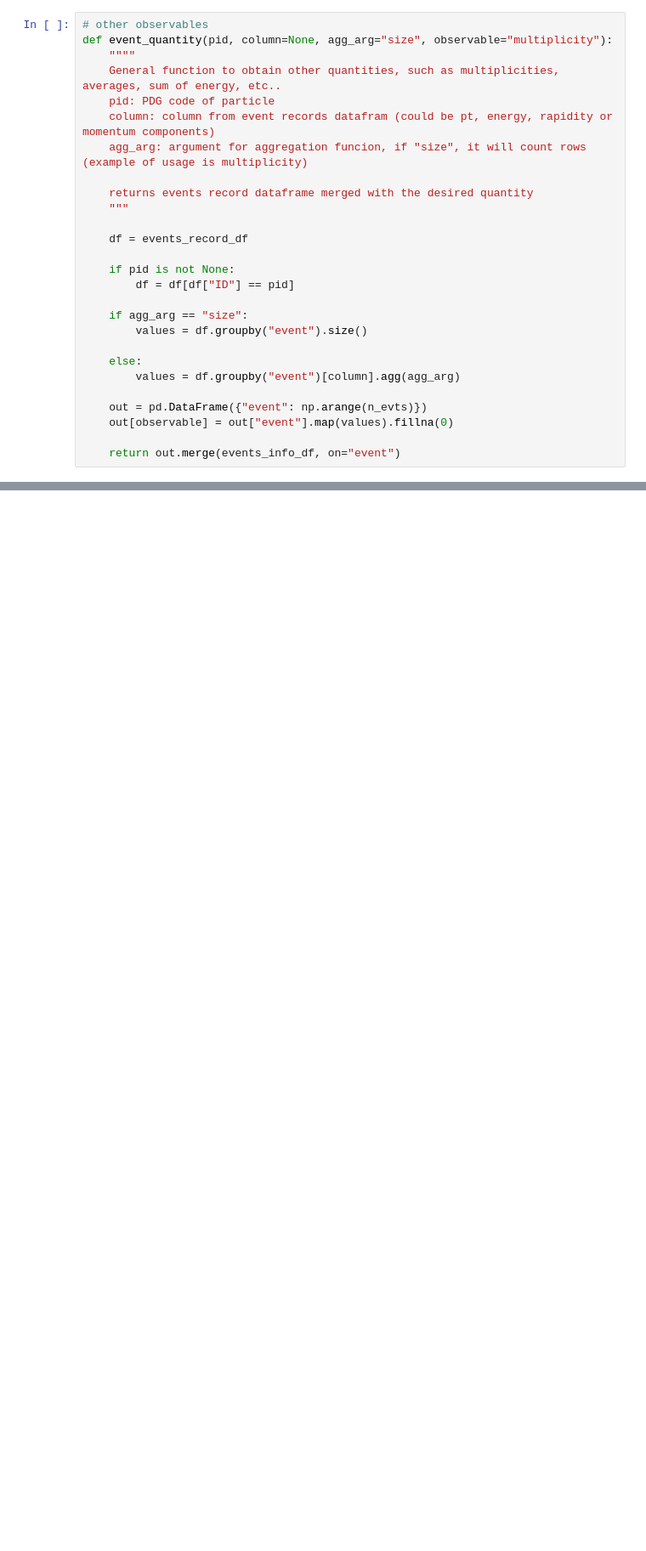
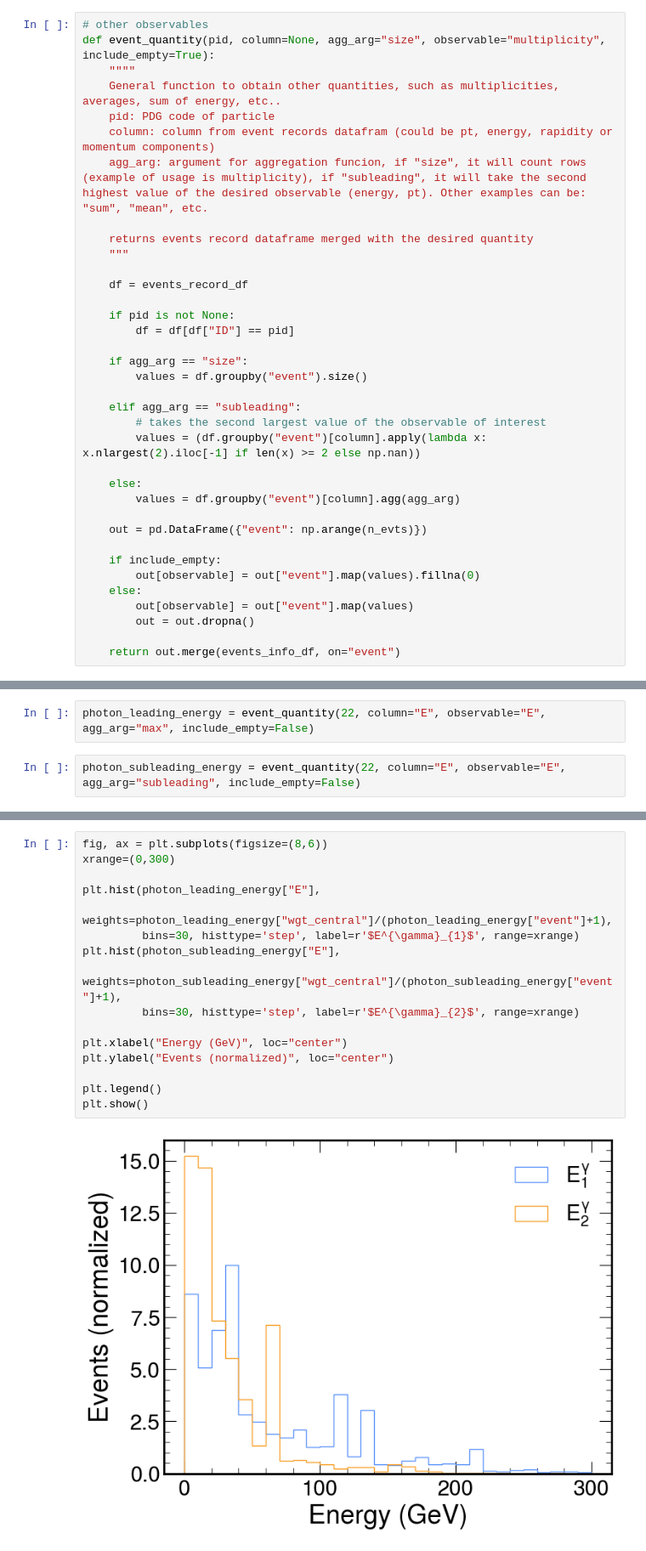
Before and after one commit to camilapramos/nuDIS_HEPMC_Analysis, a Jupyter notebook: notebooks/plots.ipynb, the cells around one changed output, grey strips where cells are left out. Shown at 85% size. Drawn from its saved outputs; the diff is of its cells as text; blank space fills up the shorter version.

Commit message:
obtained avgs for photon energies, and plotted leading and subleading dist

```diff
--- a/notebooks/plots.ipynb
+++ b/notebooks/plots.ipynb
@@ -176,12 +180,12 @@ print("Total number of generated events: %i" %(n_evts))
 Total number of generated events: 9995
 # %%
 # other observables
-def event_quantity(pid, column=None, agg_arg="size", observable="multiplicity"):
+def event_quantity(pid, column=None, agg_arg="size", observable="multiplicity", include_empty=True):
     """"
     General function to obtain other quantities, such as multiplicities, averages, sum of energy, etc..
     pid: PDG code of particle
     column: column from event records datafram (could be pt, energy, rapidity or momentum components)
-    agg_arg: argument for aggregation funcion, if "size", it will count rows (example of usage is multiplicity)
+    agg_arg: argument for aggregation funcion, if "size", it will count rows (example of usage is multiplicity), if "subleading", it will take the second highest value of the desired observable (energy, pt). Other examples can be: "sum", "mean", etc.
 
     returns events record dataframe merged with the desired quantity
     """
@@ -194,11 +198,20 @@ def event_quantity(pid, column=None, agg_arg="size", observable="multiplicity"):
     if agg_arg == "size":
         values = df.groupby("event").size()
 
+    elif agg_arg == "subleading":
+        # takes the second largest value of the observable of interest
+        values = (df.groupby("event")[column].apply(lambda x: x.nlargest(2).iloc[-1] if len(x) >= 2 else np.nan))
+
     else:
         values = df.groupby("event")[column].agg(agg_arg)
 
     out = pd.DataFrame({"event": np.arange(n_evts)})
-    out[observable] = out["event"].map(values).fillna(0)
+
+    if include_empty:
+        out[observable] = out["event"].map(values).fillna(0)
+    else:
+        out[observable] = out["event"].map(values)
+        out = out.dropna()
 
     return out.merge(events_info_df, on="event")
 # %%
@@ -397,0 +427,4 @@ plt.show()
+# %%
+photon_leading_energy = event_quantity(22, column="E", observable="E", agg_arg="max", include_empty=False)
+# %%
+photon_subleading_energy = event_quantity(22, column="E", observable="E", agg_arg="subleading", include_empty=False)
@@ -397,0 +447,18 @@ plt.show()
+# %%
+fig, ax = plt.subplots(figsize=(8,6))
+xrange=(0,300)
+
+plt.hist(photon_leading_energy["E"],
+         weights=photon_leading_energy["wgt_central"]/(photon_leading_energy["event"]+1),
+         bins=30, histtype='step', label=r'$E^{\gamma}_{1}$', range=xrange)
+plt.hist(photon_subleading_energy["E"],
+         weights=photon_subleading_energy["wgt_central"]/(photon_subleading_energy["event"]+1),
+         bins=30, histtype='step', label=r'$E^{\gamma}_{2}$', range=xrange)
+
+plt.xlabel("Energy (GeV)", loc="center")
+plt.ylabel("Events (normalized)", loc="center")
+
+plt.legend()
+plt.show()
+# %% [output]
+[figure, added]
```
Also changed, not shown: parts of 8 cells of this notebook, 2 other files.
